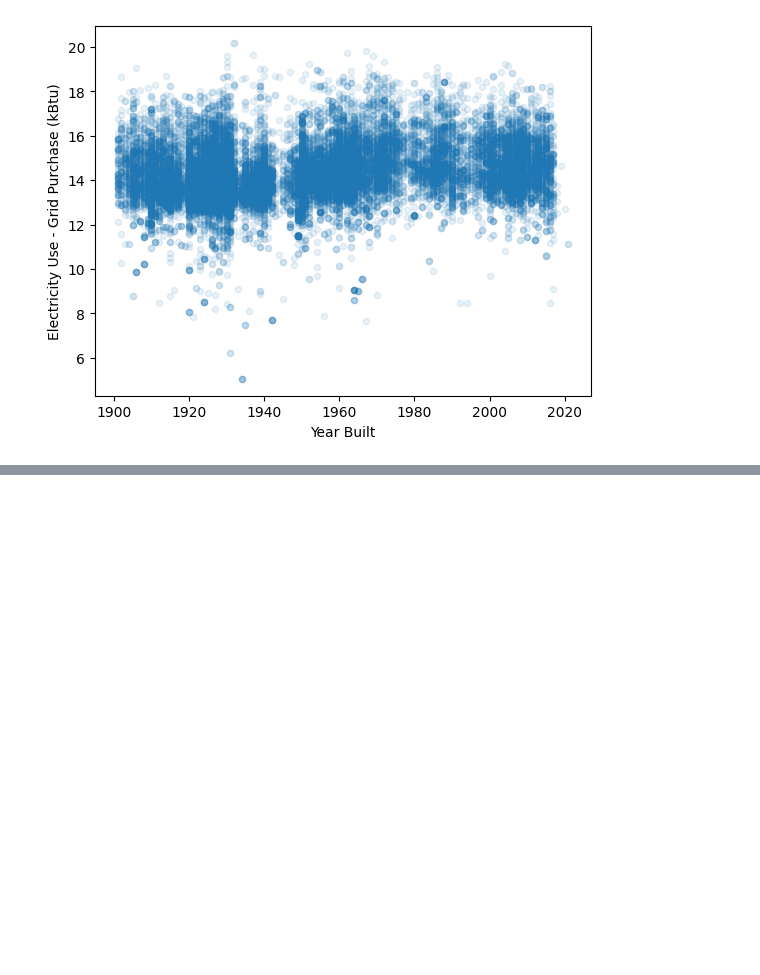
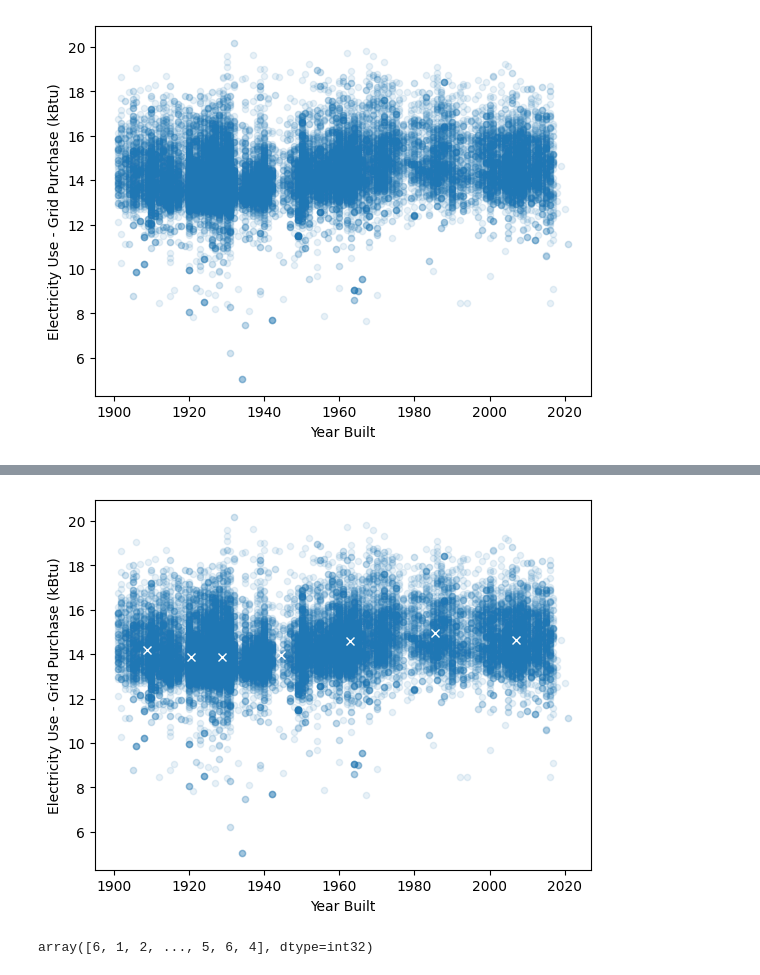
Before and after one commit to GraceJulius/FDSFE_GJulius, a Jupyter notebook: Class Demo/clustering_building_km_demo.ipynb, the cells around one changed output, grey strips where cells are left out. Saved outputs shown, nothing was run; the diff lists cells and outputs as text; code cells hidden in the pictures; blank space fills up the shorter version.

```diff
--- a/Class Demo/clustering_building_km_demo.ipynb
+++ b/Class Demo/clustering_building_km_demo.ipynb
@@ -144,3 +144,6 @@ features.plot(year_col, elec_col, kind = "scatter",alpha=0.1)
 # %% [output]
 <Axes: xlabel='Year Built', ylabel='Electricity Use - Grid Purchase (kBtu)'>
 [figure]
+# %%
+km = KMeans(n_clusters=7, random_state = 1415, verbose=True)
+km.fit(features)
@@ -146,0 +174,14 @@ features.plot(year_col, elec_col, kind = "scatter",alpha=0.1)
+# %%
+year_col = "Year Built"
+elec_col = "Electricity Use - Grid Purchase (kBtu)"
+features.plot(year_col, elec_col, kind = "scatter",alpha=0.1)
+for i in range(km.n_clusters):
+  x= km.cluster_centers_[i,0]
+  y = km.cluster_centers_[i,1]
+  plt.plot(x,y,"wx")
+# %% [output]
+[figure, added]
+# %%
+km.labels_
+# %% [output]
+array([6, 1, 2, ..., 5, 6, 4], dtype=int32)
```
Also changed, not shown: parts of 17 cells of this notebook.
